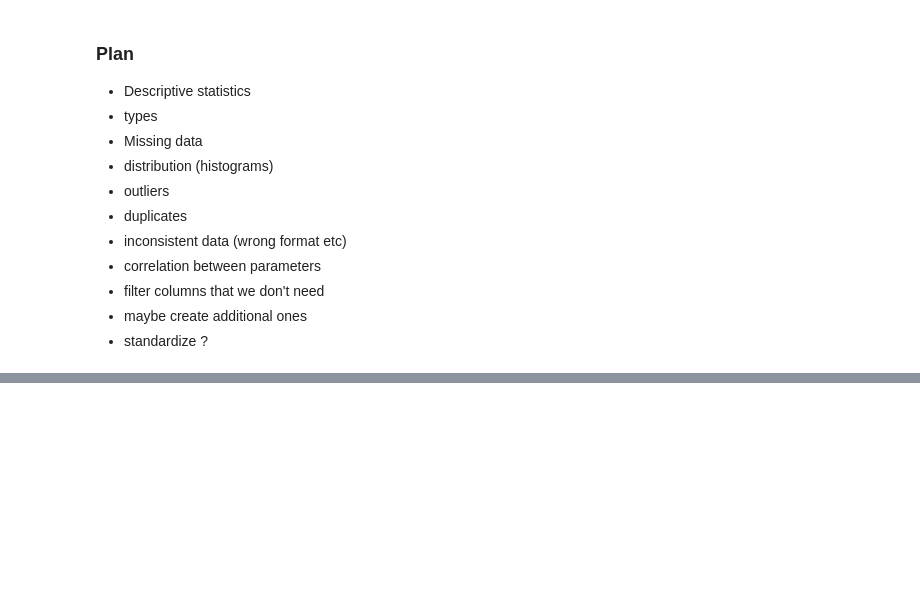
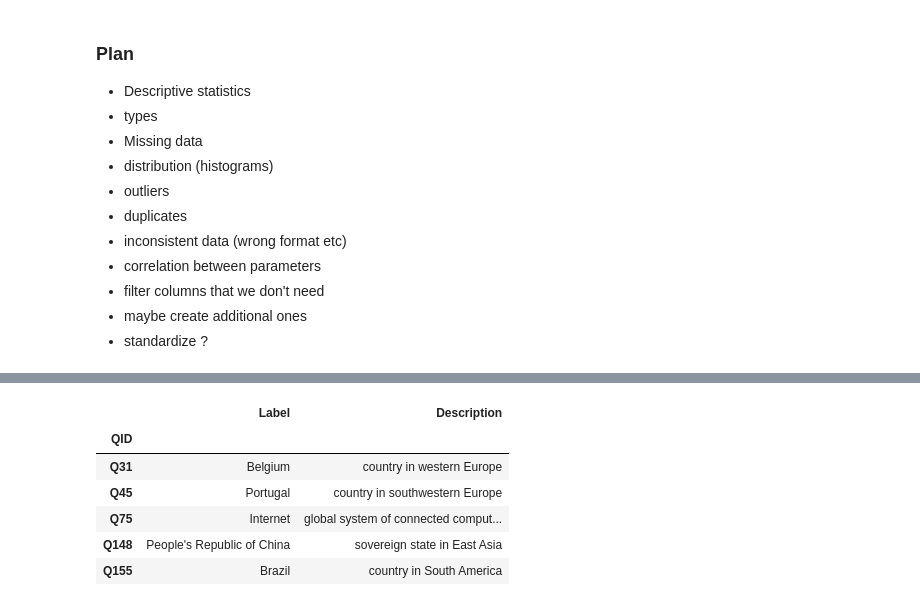
Before and after one commit to epfl-ada/ada-2021-project-palomamo, a Jupyter notebook: speakers.ipynb, the cells around one changed output, grey strips where cells are left out. Saved outputs shown, nothing was run; the diff lists cells and outputs as text; code cells hidden in the pictures; blank space fills up the shorter version.

```diff
--- a/speakers.ipynb
+++ b/speakers.ipynb
@@ -47,0 +132,11 @@ df.head()
+# %%
+labels = labels.drop(labels[labels.Label.isnull()].index)
+labels.head()
+# %% [output]
+|  | Label | Description |
+| QID |  |  |
+| Q31 | Belgium | country in western Europe |
+| Q45 | Portugal | country in southwestern Europe |
+| Q75 | Internet | global system of connected comput... |
+| Q148 | People's Republic of China | sovereign state in East Asia |
+| Q155 | Brazil | country in South America |
```
Also changed, not shown: parts of 25 cells of this notebook.
